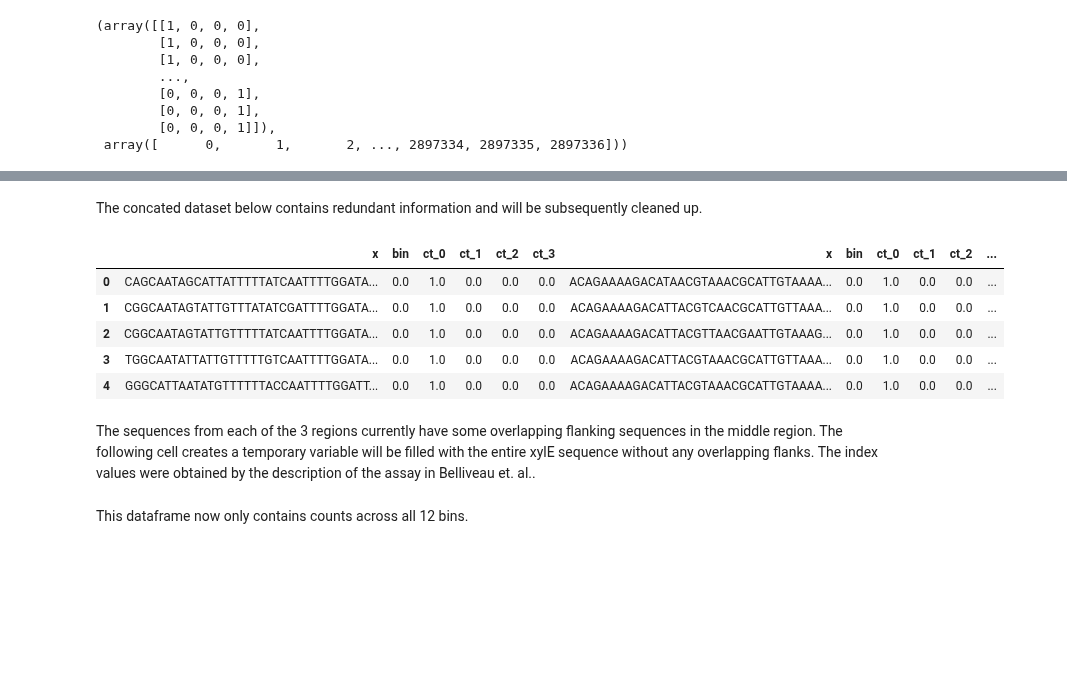
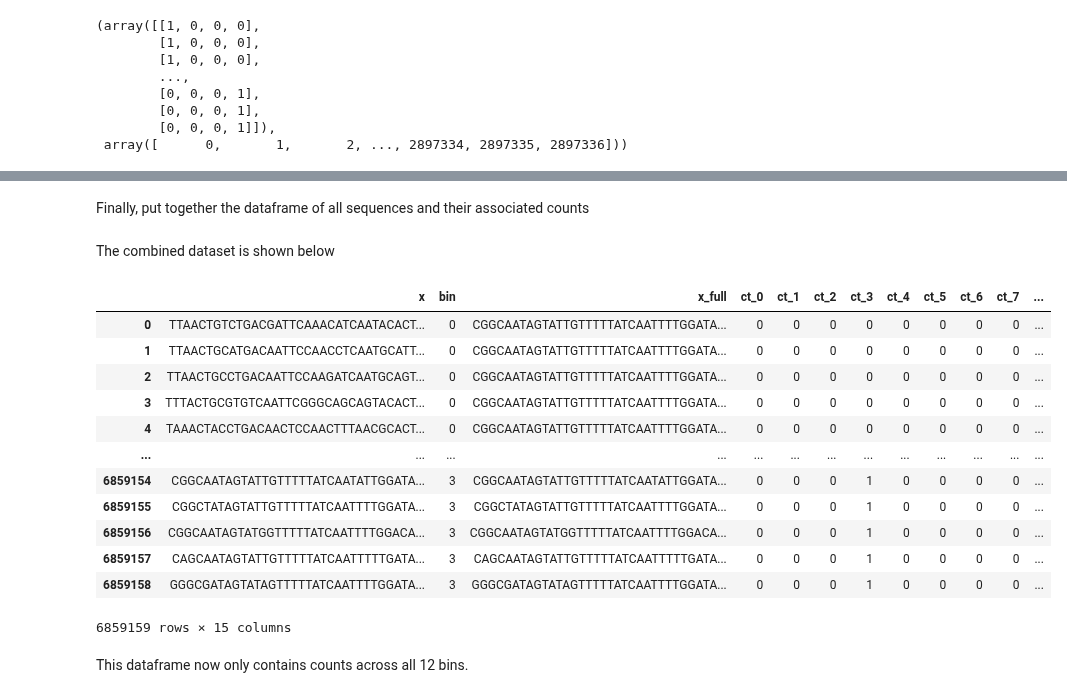
Before and after one commit to jbkinney/mavenn, a Jupyter notebook: docs/datasets/dataset_xylE.ipynb, the cells around one changed output, grey strips where cells are left out. Saved outputs shown, nothing was run; the diff lists cells and outputs as text; code cells hidden in the pictures; blank space fills up the shorter version.

Commit message:
Adding corrected xylE dataset creation script and dataset

```diff
--- a/docs/datasets/dataset_xylE.ipynb
+++ b/docs/datasets/dataset_xylE.ipynb
@@ -94,0 +213,4 @@ cts_mut_1
+# %%
+# Add bins ct_4 through ct_11 containing all 0 counts
+cts_mut_3_df[['ct_4','ct_5','ct_6','ct_7','ct_8','ct_9','ct_10','ct_11']] = [0,0,0,0,0,0,0,0]
+cts_mut_3_df.head(10)
@@ -94,0 +231,6 @@ cts_mut_1
+# %%
+cts_mut_2_df.insert(0,'ct_0',0)
+cts_mut_2_df.insert(1,'ct_1',0)
+cts_mut_2_df.insert(2,'ct_2',0)
+cts_mut_2_df.insert(3,'ct_3',0)
+cts_mut_2_df[['ct_8','ct_9','ct_10','ct_11']] = [0,0,0,0]
@@ -94,0 +246,4 @@ cts_mut_1
+# %%
+for idx in range(8):
+    cts_mut_1_df.insert(idx,f'ct_{idx}',0)
+cts_mut_1_df.head()
@@ -107,13 +263,22 @@ data_df = pd.concat([data_df_mut3, data_df_mut2, data_df_mut1], axis=1).dropna()
-# %% [markdown]
-The concated dataset below contains redundant information and will be subsequently cleaned up.
+# %% [markdown]
+Finally, put together the dataframe of all sequences and their associated counts
+# %%
+data_df = pd.concat([data_df_mut1, data_df_mut2, data_df_mut3],ignore_index=True)
+# %% [markdown]
+The combined dataset is shown below
 # %%
-data_df.head()
+data_df
 # %% [output]
-|  | x | bin | ct_0 | ct_1 | ct_2 | ct_3 | x | bin | ct_0 | ct_1 | ct_2 | ... |
-| 0 | CAGCAATAGCATTATTTTTATCAATTTTGGATA... | 0.0 | 1.0 | 0.0 | 0.0 | 0.0 | ACAGAAAAGACATAACGTAAACGCATTGTAAAA... | 0.0 | 1.0 | 0.0 | 0.0 | ... |
-| 1 | CGGCAATAGTATTGTTTATATCGATTTTGGATA... | 0.0 | 1.0 | 0.0 | 0.0 | 0.0 | ACAGAAAAGACATTACGTCAACGCATTGTTAAA... | 0.0 | 1.0 | 0.0 | 0.0 | ... |
-| 2 | CGGCAATAGTATTGTTTTTATCAATTTTGGATA... | 0.0 | 1.0 | 0.0 | 0.0 | 0.0 | ACAGAAAAGACATTACGTTAACGAATTGTAAAG... | 0.0 | 1.0 | 0.0 | 0.0 | ... |
-| 3 | TGGCAATATTATTGTTTTTGTCAATTTTGGATA... | 0.0 | 1.0 | 0.0 | 0.0 | 0.0 | ACAGAAAAGACATTACGTAAACGCATTGTTAAA... | 0.0 | 1.0 | 0.0 | 0.0 | ... |
-| 4 | GGGCATTAATATGTTTTTTACCAATTTTGGATT... | 0.0 | 1.0 | 0.0 | 0.0 | 0.0 | ACAGAAAAGACATTACGTAAACGCATTGTAAAA... | 0.0 | 1.0 | 0.0 | 0.0 | ... |
+|  | x | bin | x_full | ct_0 | ct_1 | ct_2 | ct_3 | ct_4 | ct_5 | ct_6 | ct_7 | ... |
+| 0 | TTAACTGTCTGACGATTCAAACATCAATACACT... | 0 | CGGCAATAGTATTGTTTTTATCAATTTTGGATA... | 0 | 0 | 0 | 0 | 0 | 0 | 0 | 0 | ... |
+| 1 | TTAACTGCATGACAATTCCAACCTCAATGCATT... | 0 | CGGCAATAGTATTGTTTTTATCAATTTTGGATA... | 0 | 0 | 0 | 0 | 0 | 0 | 0 | 0 | ... |
+| 2 | TTAACTGCCTGACAATTCCAAGATCAATGCAGT... | 0 | CGGCAATAGTATTGTTTTTATCAATTTTGGATA... | 0 | 0 | 0 | 0 | 0 | 0 | 0 | 0 | ... |
+| 3 | TTTACTGCGTGTCAATTCGGGCAGCAGTACACT... | 0 | CGGCAATAGTATTGTTTTTATCAATTTTGGATA... | 0 | 0 | 0 | 0 | 0 | 0 | 0 | 0 | ... |
+| 4 | TAAACTACCTGACAACTCCAACTTTAACGCACT... | 0 | CGGCAATAGTATTGTTTTTATCAATTTTGGATA... | 0 | 0 | 0 | 0 | 0 | 0 | 0 | 0 | ... |
+| ... | ... | ... | ... | ... | ... | ... | ... | ... | ... | ... | ... | ... |
+| 6859154 | CGGCAATAGTATTGTTTTTATCAATATTGGATA... | 3 | CGGCAATAGTATTGTTTTTATCAATATTGGATA... | 0 | 0 | 0 | 1 | 0 | 0 | 0 | 0 | ... |
+| 6859155 | CGGCTATAGTATTGTTTTTATCAATTTTGGATA... | 3 | CGGCTATAGTATTGTTTTTATCAATTTTGGATA... | 0 | 0 | 0 | 1 | 0 | 0 | 0 | 0 | ... |
+| 6859156 | CGGCAATAGTATGGTTTTTATCAATTTTGGACA... | 3 | CGGCAATAGTATGGTTTTTATCAATTTTGGACA... | 0 | 0 | 0 | 1 | 0 | 0 | 0 | 0 | ... |
+| 6859157 | CAGCAATAGTATTGTTTTTATCAATTTTTGATA... | 3 | CAGCAATAGTATTGTTTTTATCAATTTTTGATA... | 0 | 0 | 0 | 1 | 0 | 0 | 0 | 0 | ... |
+| 6859158 | GGGCGATAGTATAGTTTTTATCAATTTTGGATA... | 3 | GGGCGATAGTATAGTTTTTATCAATTTTGGATA... | 0 | 0 | 0 | 1 | 0 | 0 | 0 | 0 | ... |
+6859159 rows × 15 columns
-# %% [markdown]
-The sequences from each of the 3 regions currently have some overlapping flanking sequences in the middle region. The following cell creates a temporary variable will be filled with the entire xylE sequence without any overlapping flanks. The index values were obtained by the description of the assay in Belliveau et. al..
```
Also changed, not shown: parts of 46 cells of this notebook, 2 other files.
